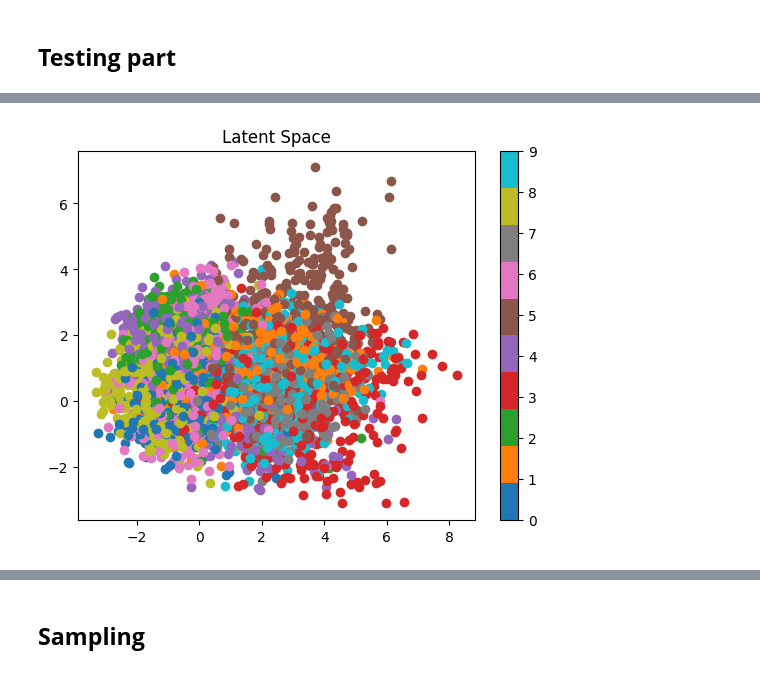
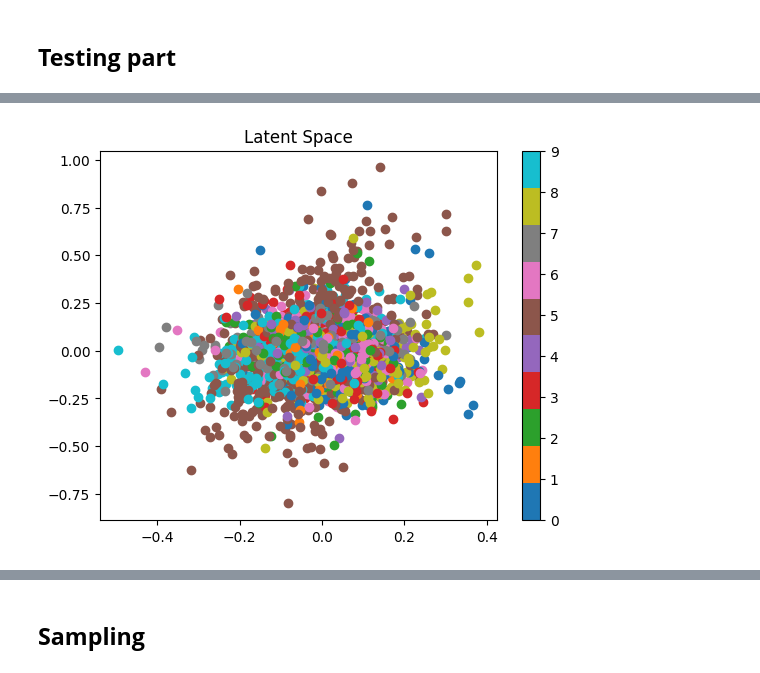
Before and after one commit to Totm33606/hddl_project, a Jupyter notebook: project2/cvae.ipynb, the cells around one changed output, grey strips where cells are left out. Saved outputs shown, nothing was run; the diff lists cells and outputs as text; code cells hidden in the pictures.

Commit message:
add ConvCVAE

```diff
--- a/project2/cvae.ipynb
+++ b/project2/cvae.ipynb
@@ -96,7 +80,8 @@ CLASSES_TO_IDX = train_dataset.class_to_idx
 IDX_TO_CLASSES = {idx: cls for cls, idx in CLASSES_TO_IDX.items()}
 FEATURE_SIZE = train_dataset.data[0].shape[0]
 CLASS_SIZE = 10
-LATENT_SIZE = 10
+LATENT_SIZE = 128
+NUM_CHANNELS = 1
 # %% [output]
 cuda
 # %%
@@ -437,8 +482,8 @@ def test_model(
 
     return test_loss, mse, residuals_sum
 # %%
-cvae = CVAE(FEATURE_SIZE, LATENT_SIZE, CLASS_SIZE)
-cvae.load_state_dict(torch.load("cvae_weights.pth"))
+cvae = ConvCVAE()
+cvae.load_state_dict(torch.load("cvae_weights.pth", weights_only=True))
 
 # Call the test function
 test_loss, mse, residuals_sum = test_model(
@@ -451,4 +496,4 @@ Test loss: 277.4497 -- MSE: 10.3532
-[figure, old version]
+[figure, new version]
 # %%
 # Makes some plots
 def plot_test(
```
Also changed, not shown: parts of 10 cells of this notebook.
